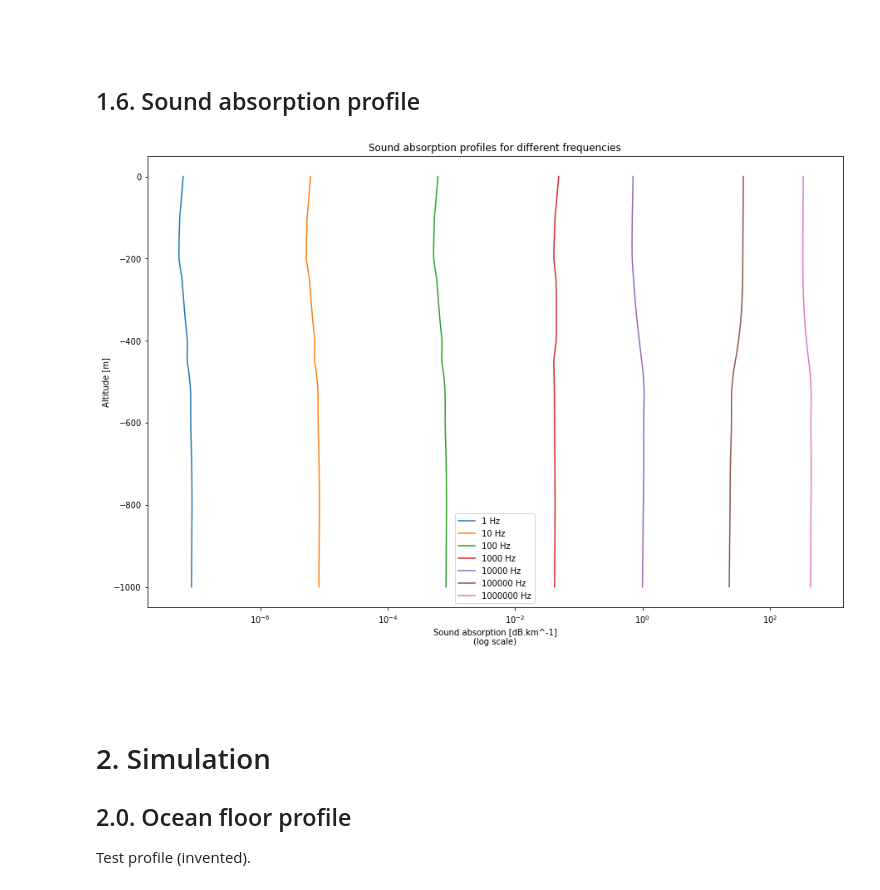
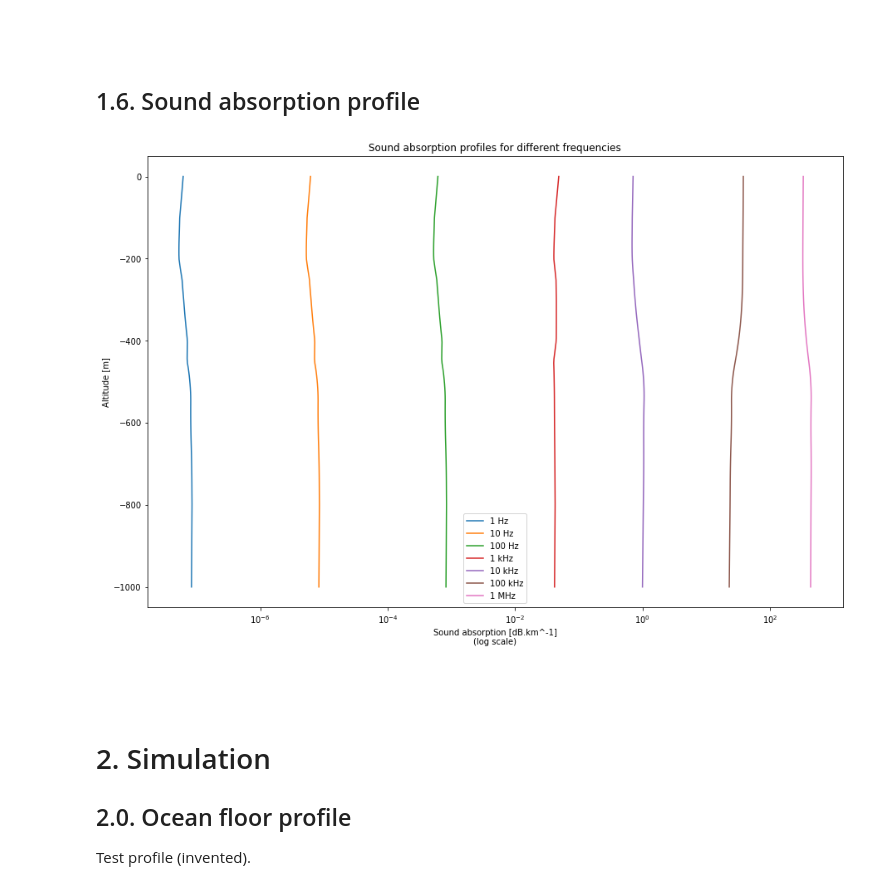
Before and after one commit to ahernot/data2021-bruits-mer, a Jupyter notebook: sound_propagation.ipynb, the cells around one changed output. Drawn from its saved outputs; the diff is of its cells as text; code cells hidden in the pictures.

Commit message:
update absorption graph

```diff
--- a/sound_propagation.ipynb
+++ b/sound_propagation.ipynb
@@ -181,22 +181,23 @@ ax2.tick_params(axis='x', labelcolor='red')
 # %%
 from absorption import calc_absorption
 
 z = np.linspace(-1000, 0, 100)
 T = calc_T(z)
 
 plt.figure(figsize=(15, 10))
 
-for f in (1, 10, 100, 1000, 10000, 100000, 1000000):
+freqs = {1:'1 Hz', 10:'10 Hz', 100:'100 Hz', 1000:'1 kHz', 10000:'10 kHz', 100000:'100 kHz', 1000000:'1 MHz'}
+for f in freqs.keys():
     A = calc_absorption(f, z, T, S, calc_pH(z))
-    plt.semilogx(A, z, label=f'{f} Hz')
+    plt.semilogx(A, z, label=freqs[f])
 
 plt.legend()
 plt.title('Sound absorption profiles for different frequencies')
 plt.xlabel('Sound absorption [dB.km^-1]\n(log scale)')
 plt.ylabel('Altitude [m]')
 plt.show()
 # %% [output]
-[figure, old version]
+[figure, new version]
 # %% [markdown]
 <br><br>
 
```
